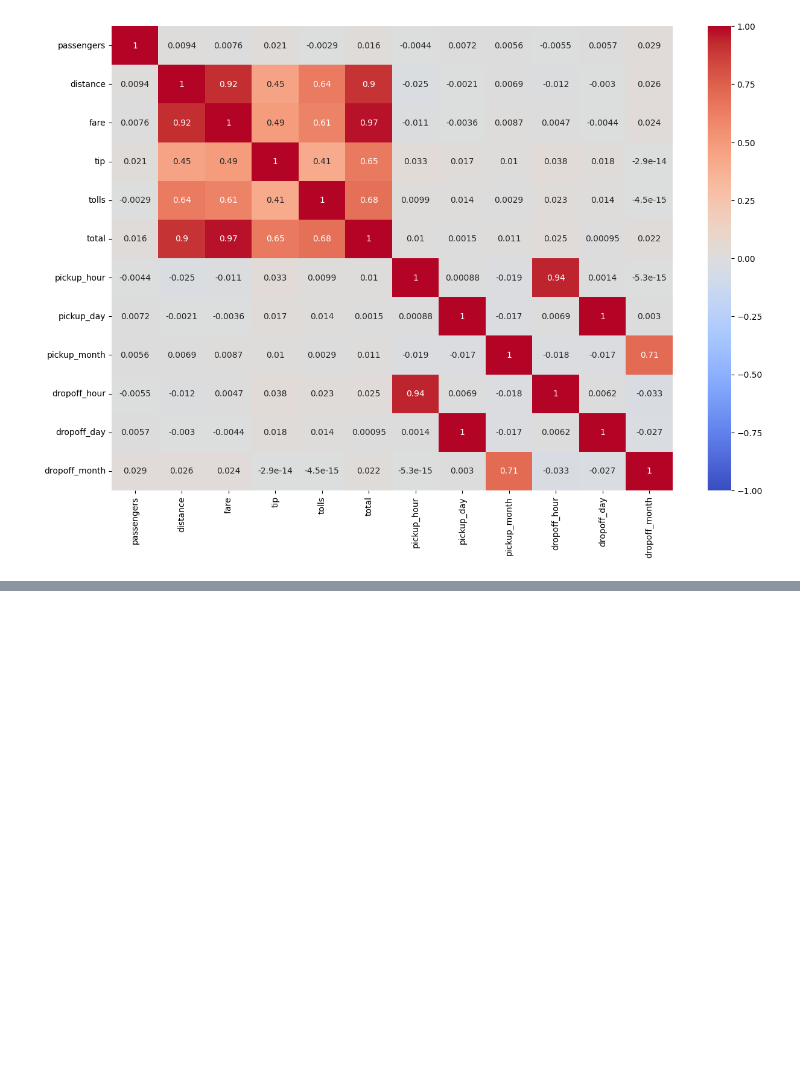
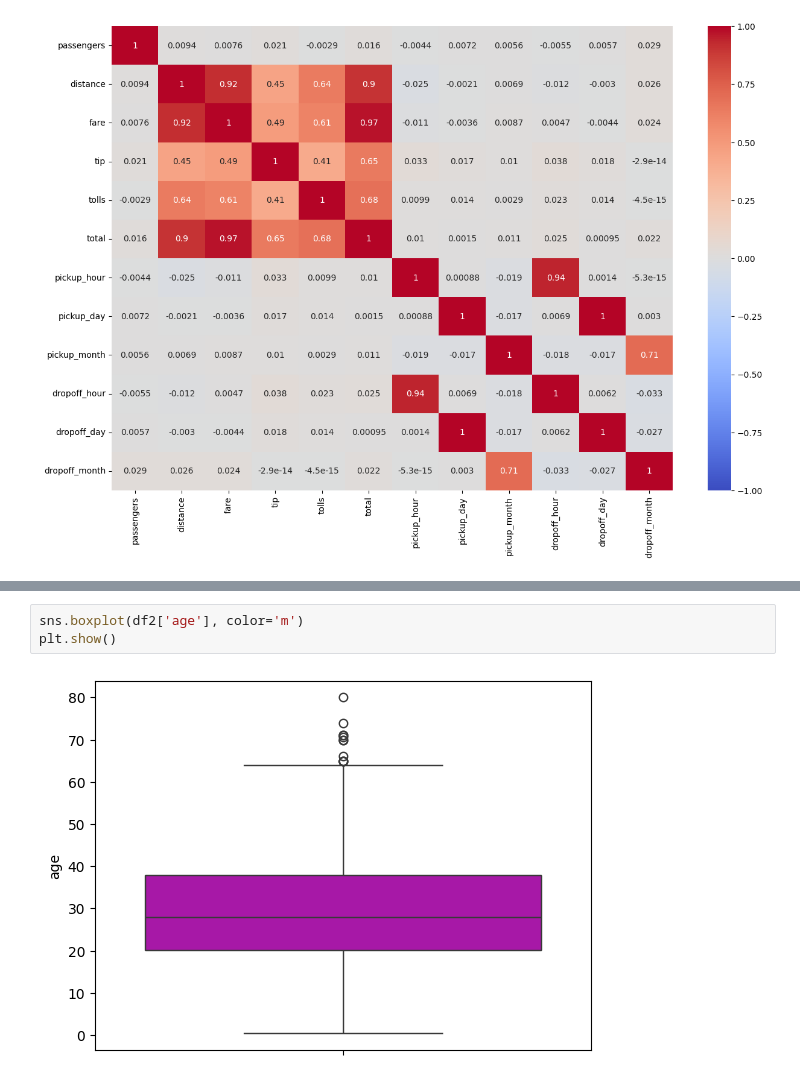
Before and after one commit to HimankPatidar/Pregrade, a Jupyter notebook: matplotlib/matplotlib2.ipynb, the cells around one changed output, grey strips where cells are left out. Drawn from its saved outputs; the diff is of its cells as text; blank space fills up the shorter version.

```diff
--- a/matplotlib/matplotlib2.ipynb
+++ b/matplotlib/matplotlib2.ipynb
@@ -390,0 +425,5 @@ plt.show()
+# %%
+sns.boxplot(df2['age'], color='m')
+plt.show()
+# %% [output]
+[figure, added]
```
Also changed, not shown: parts of 15 cells of this notebook.
